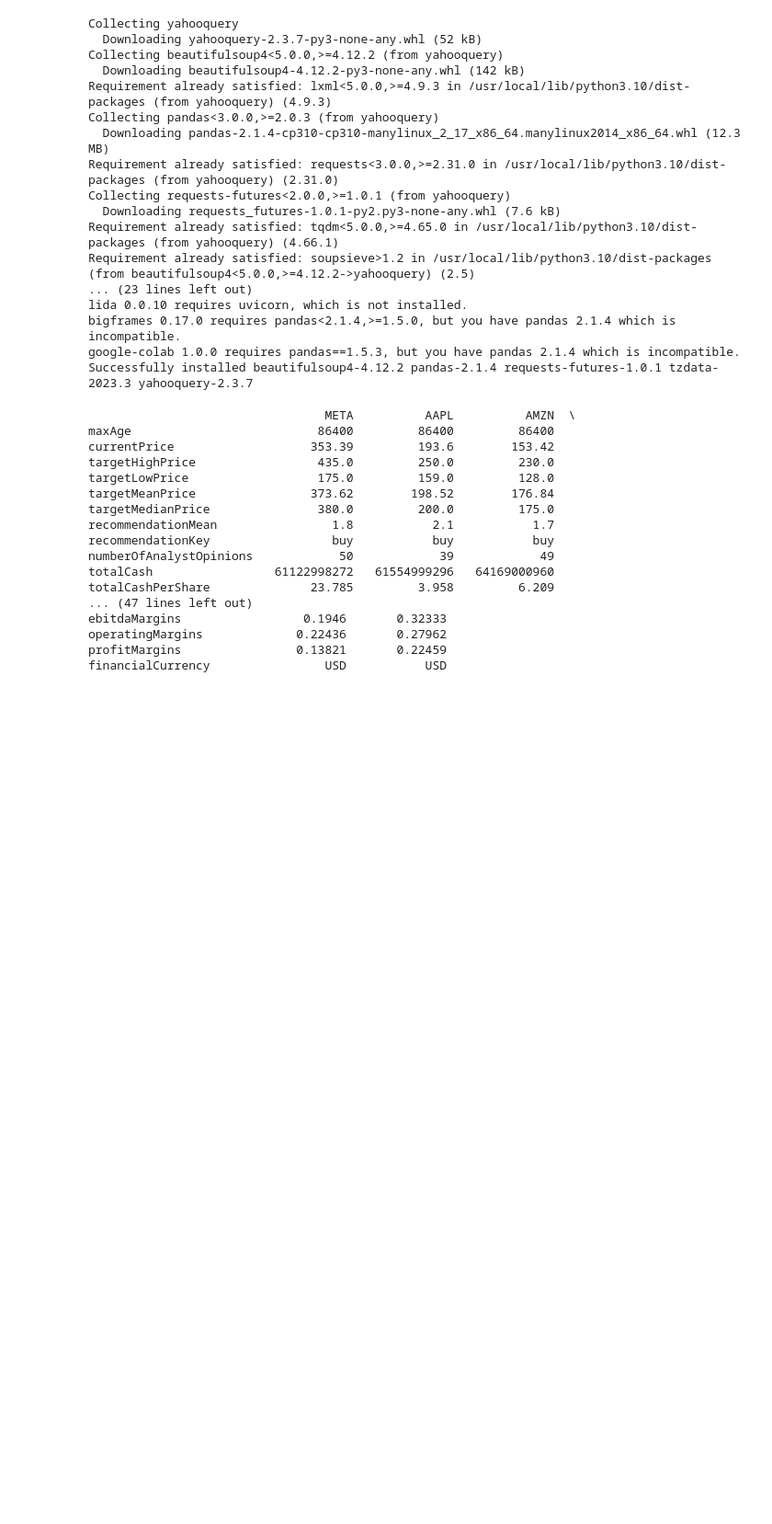
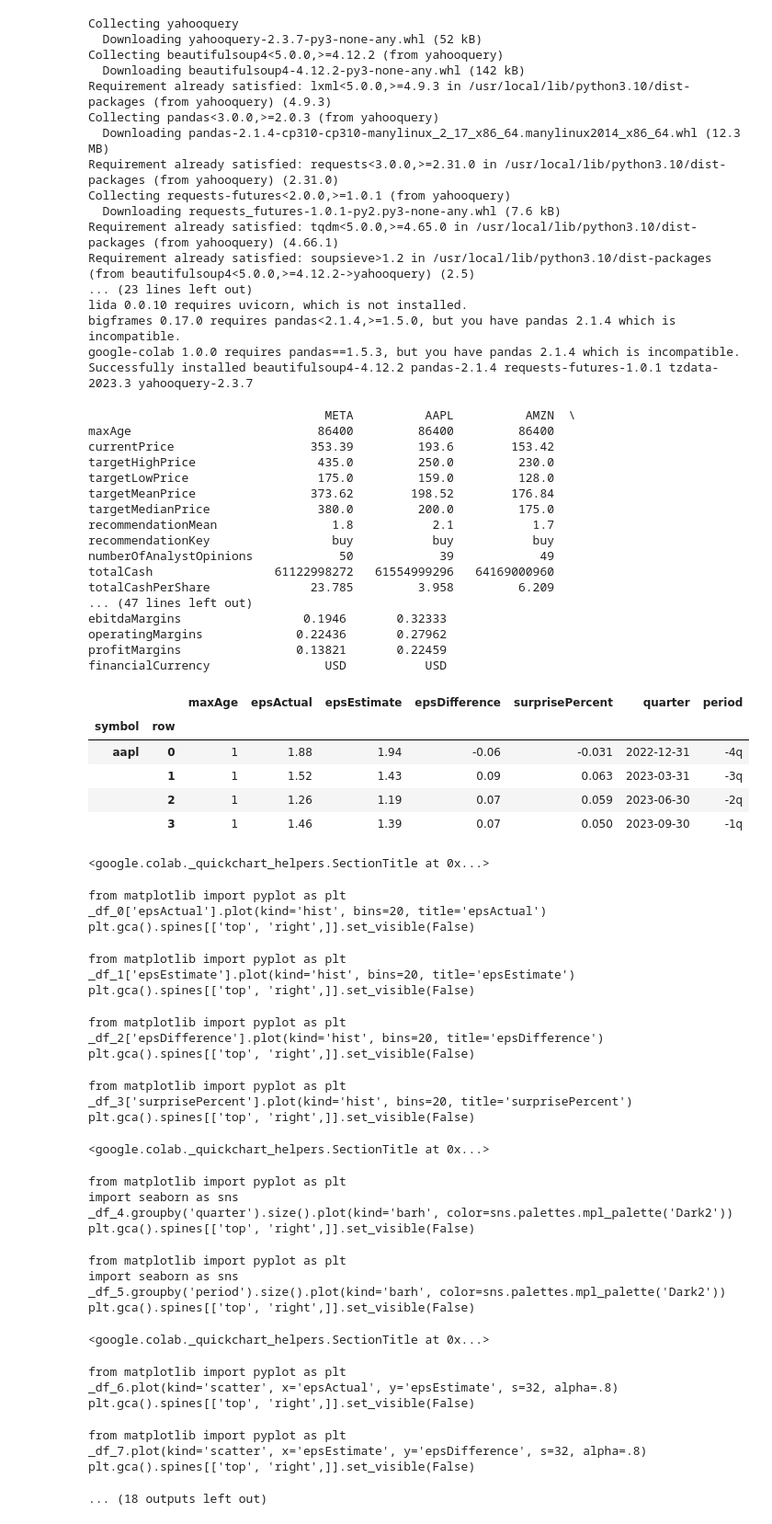
Before and after one commit to YesInAJiffy/Python, a Jupyter notebook: StockAnalysis.ipynb, the cells around one changed output. Shown: that part at 92% size. Cells and saved outputs as stored; diff of their text form; code cells hidden in the pictures; blank space fills up the shorter version.

```diff
--- a/StockAnalysis.ipynb
+++ b/StockAnalysis.ipynb
@@ -76,3 +76,51 @@ ebitdaMargins                 0.1946       0.32333
 operatingMargins             0.22436       0.27962
 profitMargins                0.13821       0.22459
 financialCurrency                USD           USD
+# %%
+from yahooquery import Ticker
+
+symbols = ['fb', 'aapl', 'amzn', 'nflx', 'goog']
+
+faang = Ticker(symbols)
+
+faang.summary_detail
+
+aapl = Ticker('aapl')
+aapl.earning_history
+# %% [output]
+|  |  | maxAge | epsActual | epsEstimate | epsDifference | surprisePercent | quarter | period |
+| symbol | row |  |  |  |  |  |  |  |
+| aapl | 0 | 1 | 1.88 | 1.94 | -0.06 | -0.031 | 2022-12-31 | -4q |
+|  | 1 | 1 | 1.52 | 1.43 | 0.09 | 0.063 | 2023-03-31 | -3q |
+|  | 2 | 1 | 1.26 | 1.19 | 0.07 | 0.059 | 2023-06-30 | -2q |
+|  | 3 | 1 | 1.46 | 1.39 | 0.07 | 0.050 | 2023-09-30 | -1q |
+<google.colab._quickchart_helpers.SectionTitle at 0x...>
+from matplotlib import pyplot as plt
+_df_0['epsActual'].plot(kind='hist', bins=20, title='epsActual')
+plt.gca().spines[['top', 'right',]].set_visible(False)
+from matplotlib import pyplot as plt
+_df_1['epsEstimate'].plot(kind='hist', bins=20, title='epsEstimate')
+plt.gca().spines[['top', 'right',]].set_visible(False)
+from matplotlib import pyplot as plt
+_df_2['epsDifference'].plot(kind='hist', bins=20, title='epsDifference')
+plt.gca().spines[['top', 'right',]].set_visible(False)
+from matplotlib import pyplot as plt
+_df_3['surprisePercent'].plot(kind='hist', bins=20, title='surprisePercent')
+plt.gca().spines[['top', 'right',]].set_visible(False)
+<google.colab._quickchart_helpers.SectionTitle at 0x...>
+from matplotlib import pyplot as plt
+import seaborn as sns
+_df_4.groupby('quarter').size().plot(kind='barh', color=sns.palettes.mpl_palette('Dark2'))
+plt.gca().spines[['top', 'right',]].set_visible(False)
+from matplotlib import pyplot as plt
+import seaborn as sns
+_df_5.groupby('period').size().plot(kind='barh', color=sns.palettes.mpl_palette('Dark2'))
+plt.gca().spines[['top', 'right',]].set_visible(False)
+<google.colab._quickchart_helpers.SectionTitle at 0x...>
+from matplotlib import pyplot as plt
+_df_6.plot(kind='scatter', x='epsActual', y='epsEstimate', s=32, alpha=.8)
+plt.gca().spines[['top', 'right',]].set_visible(False)
+from matplotlib import pyplot as plt
+_df_7.plot(kind='scatter', x='epsEstimate', y='epsDifference', s=32, alpha=.8)
+plt.gca().spines[['top', 'right',]].set_visible(False)
+... (18 outputs left out)
```
